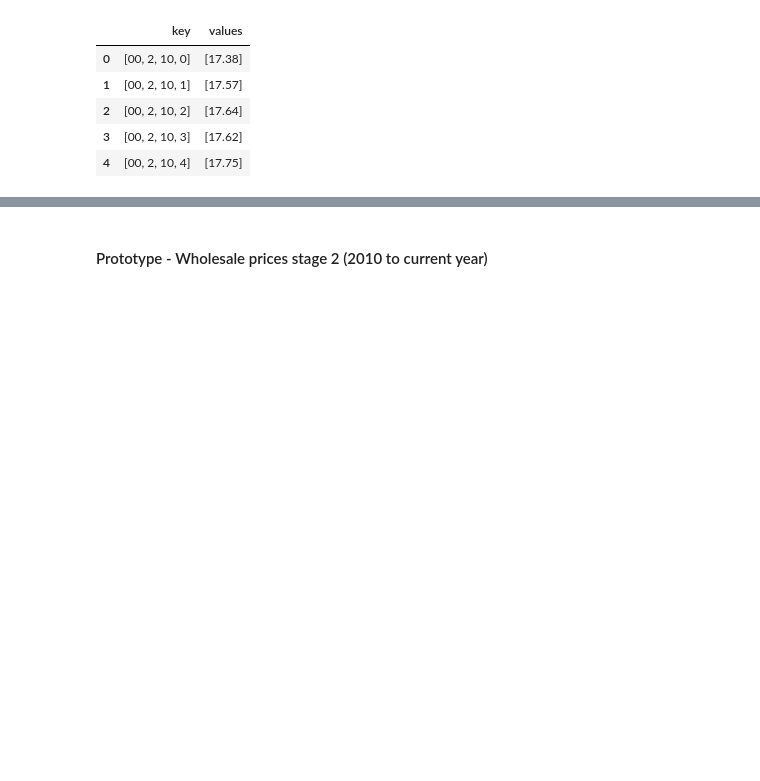
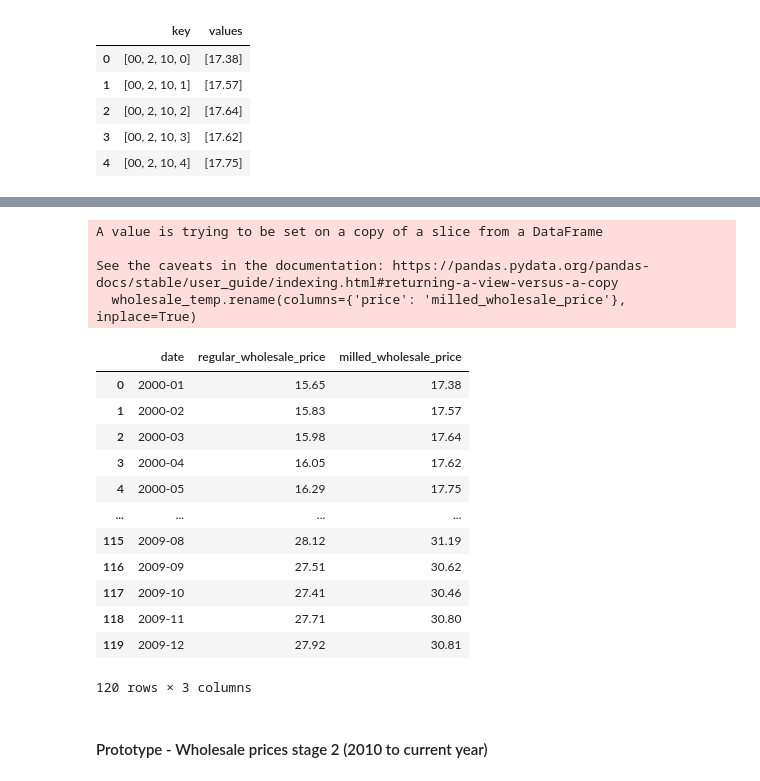
Before and after one commit to emmanresu/Thesis-Keras, a Jupyter notebook: prototype/requests_prototype.ipynb, the cells around one changed output, grey strips where cells are left out. Cells and saved outputs as stored; diff of their text form; code cells hidden in the pictures; blank space fills up the shorter version.

```diff
--- a/prototype/requests_prototype.ipynb
+++ b/prototype/requests_prototype.ipynb
@@ -707,3 +708,30 @@ key_split
+# %%
+wholesale_temp = key_split.query("commodity == 'milled'")
+wholesale_temp.rename(columns={'price': 'milled_wholesale_price'}, inplace=True)
+wholesale_temp = wholesale_temp.drop(columns=['commodity'])
+# %% [output]
+A value is trying to be set on a copy of a slice from a DataFrame
+
+See the caveats in the documentation: https://pandas.pydata.org/pandas-docs/stable/user_guide/indexing.html#returning-a-view-versus-a-copy
+  wholesale_temp.rename(columns={'price': 'milled_wholesale_price'}, inplace=True)
+# %%
+wholesale = wholesale.merge(wholesale_temp, how='inner', on='date')
+# %%
+wholesale
+# %% [output]
+|  | date | regular_wholesale_price | milled_wholesale_price |
+| 0 | 2000-01 | 15.65 | 17.38 |
+| 1 | 2000-02 | 15.83 | 17.57 |
+| 2 | 2000-03 | 15.98 | 17.64 |
+| 3 | 2000-04 | 16.05 | 17.62 |
+| 4 | 2000-05 | 16.29 | 17.75 |
+| ... | ... | ... | ... |
+| 115 | 2009-08 | 28.12 | 31.19 |
+| 116 | 2009-09 | 27.51 | 30.62 |
+| 117 | 2009-10 | 27.41 | 30.46 |
+| 118 | 2009-11 | 27.71 | 30.80 |
+| 119 | 2009-12 | 27.92 | 30.81 |
+120 rows × 3 columns
 # %% [markdown]
 #### Prototype - Wholesale prices stage 2 (2010 to current year)
 # %%
```
Also changed, not shown: parts of 8 cells of this notebook.
